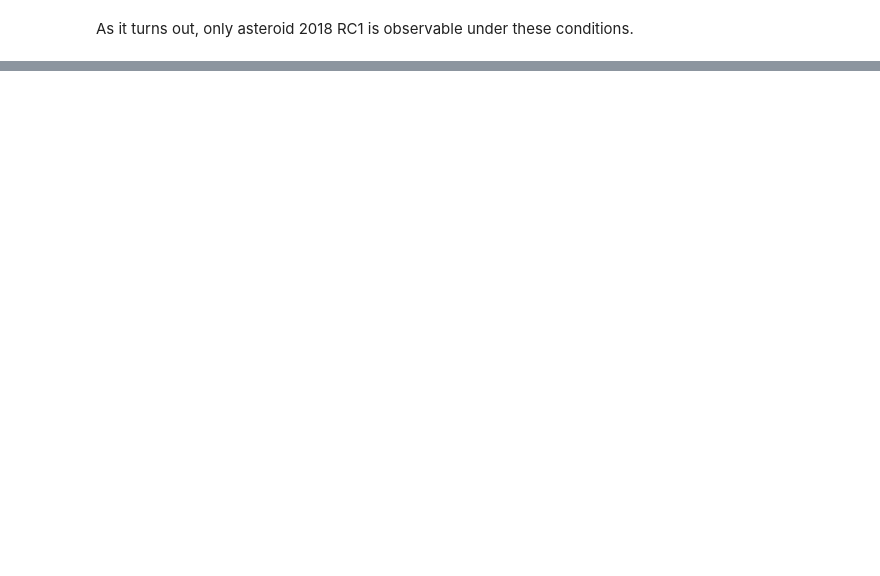
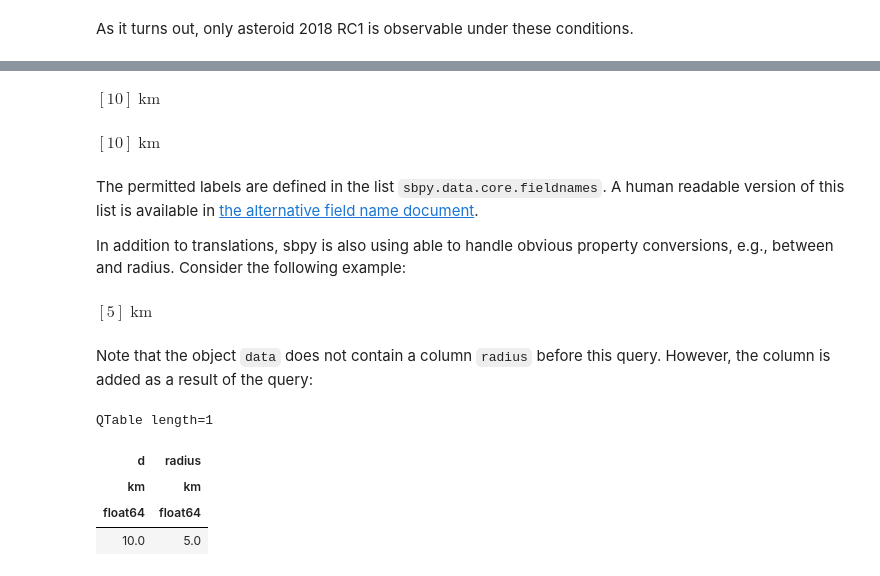
Before and after one commit to NASA-Planetary-Science/sbpy-tutorial, a Jupyter notebook: notebooks/data/General_concepts.ipynb, the cells around one changed output, grey strips where cells are left out. Cells and saved outputs as stored; diff of their text form; code cells hidden in the pictures; blank space fills up the shorter version.

```diff
--- a/notebooks/data/General_concepts.ipynb
+++ b/notebooks/data/General_concepts.ipynb
@@ -128,0 +134,5 @@ As it turns out, only asteroid 2018 RC1 is observable under these conditions.
+# %%
+from sbpy.data import Phys
+import astropy.units as u
+data = Phys.from_dict({'d': 10*u.km})
+print(data.table)
@@ -128,0 +150,26 @@ As it turns out, only asteroid 2018 RC1 is observable under these conditions.
+# %%
+data['diameter']
+# %% [output]
+$[10] \; \mathrm{km}$
+# %%
+data['D']
+# %% [output]
+$[10] \; \mathrm{km}$
+# %% [markdown]
+The permitted labels are defined in the list `sbpy.data.core.fieldnames`. A human readable version of this list is available in [the alternative field name document](https://sbpy.readthedocs.io/en/latest/fieldnames.html).
+
+In addition to translations, sbpy is also using able to handle obvious property conversions, e.g., between and radius. Consider the following example:
+# %%
+data['radius']
+# %% [output]
+$[5] \; \mathrm{km}$
+# %% [markdown]
+Note that the object `data` does not contain a column `radius` before this query. However, the column is added as a result of the query:
+# %%
+data.table
+# %% [output]
+QTable length=1
+| d | radius |
+| km | km |
+| float64 | float64 |
+| 10.0 | 5.0 |
```
Also changed, not shown: parts of 4 cells of this notebook, 1 other file.
